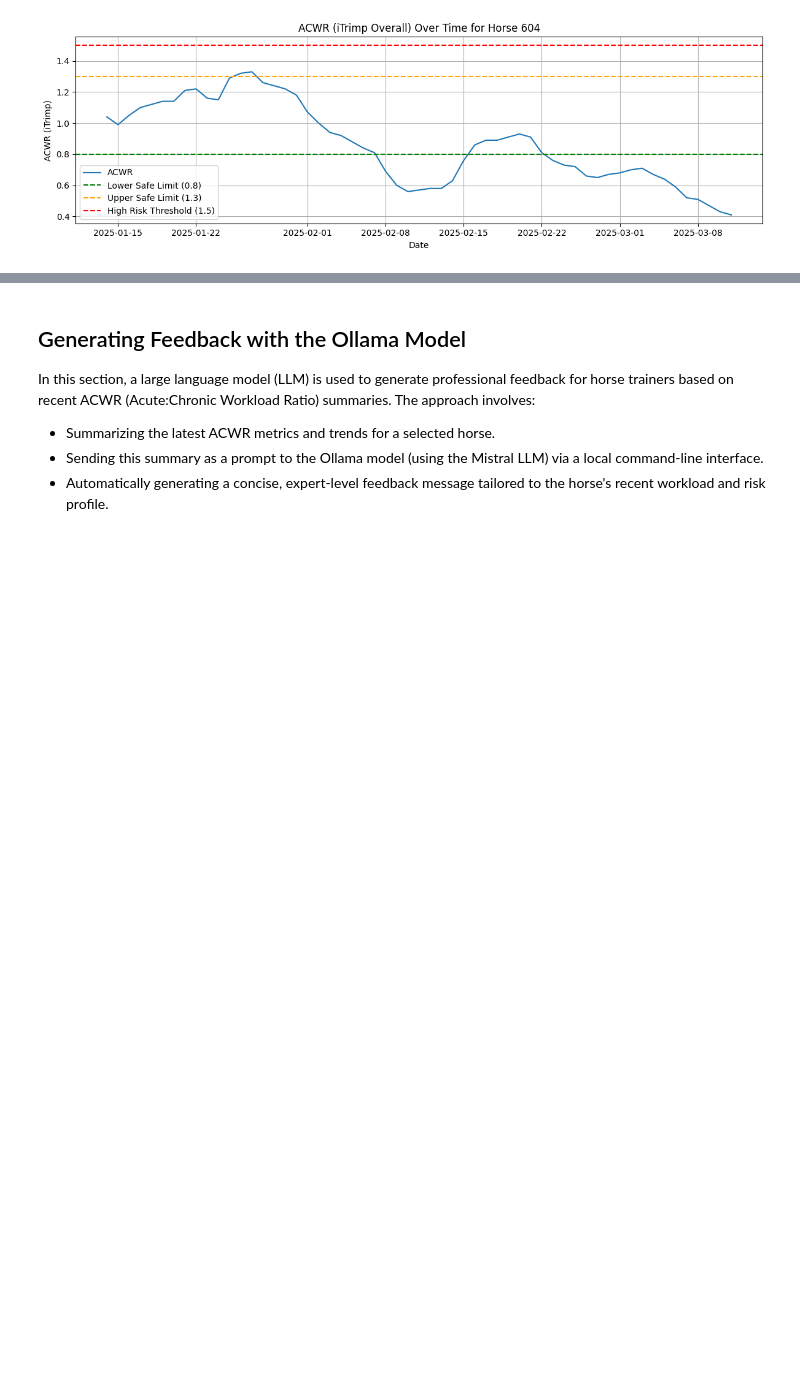
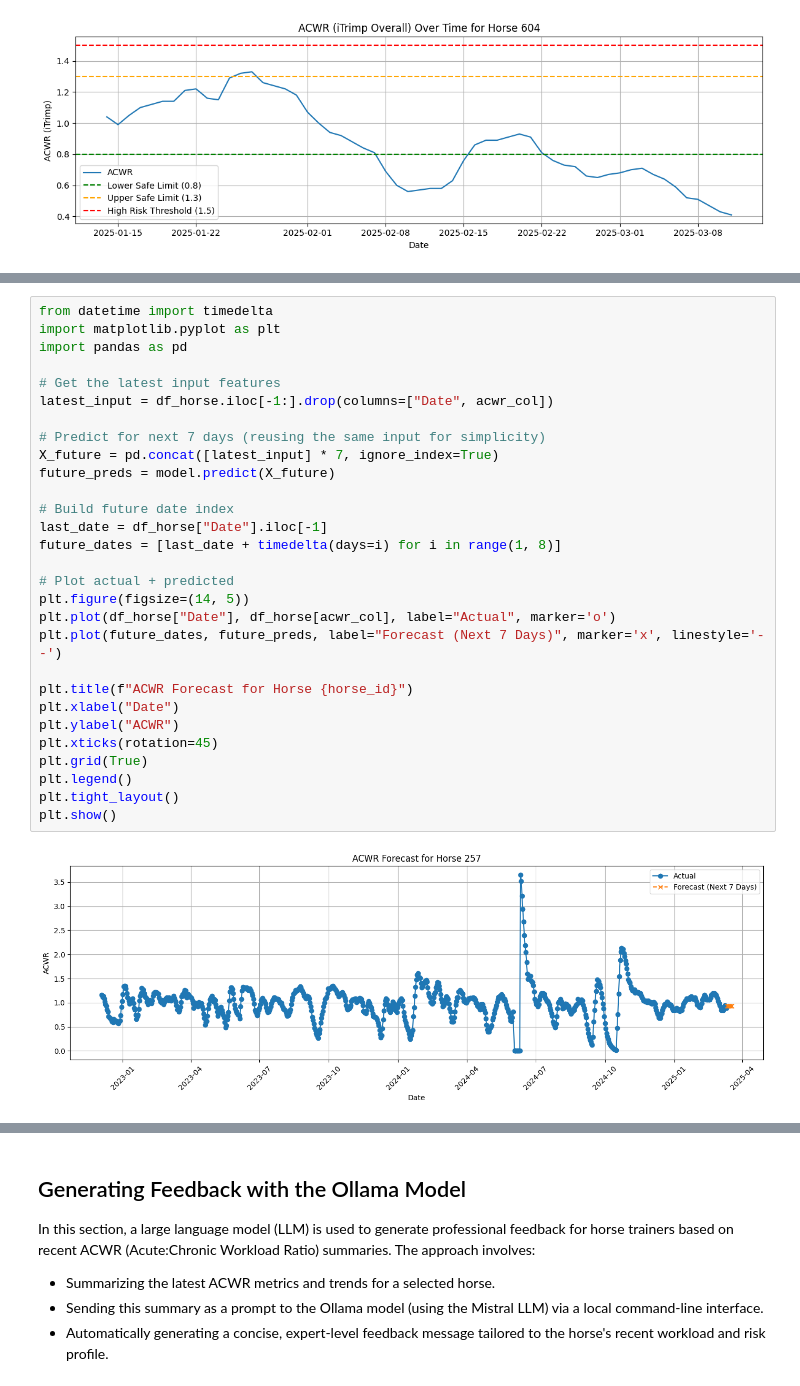
Before and after one commit to KristinaStrakova/Horse-Training-Feedback-Generator, a Jupyter notebook: Equine_Integration_Rubies/EI_Project_Iteration1_Rubies.ipynb, the cells around one changed output, grey strips where cells are left out. Cells and saved outputs as stored; diff of their text form; blank space fills up the shorter version.

```diff
--- a/Equine_Integration_Rubies/EI_Project_Iteration1_Rubies.ipynb
+++ b/Equine_Integration_Rubies/EI_Project_Iteration1_Rubies.ipynb
@@ -211,0 +371,31 @@ for horse_id in horses:
+# %%
+from datetime import timedelta
+import matplotlib.pyplot as plt
+import pandas as pd
+
+# Get the latest input features
+latest_input = df_horse.iloc[-1:].drop(columns=["Date", acwr_col])
+
+# Predict for next 7 days (reusing the same input for simplicity)
+X_future = pd.concat([latest_input] * 7, ignore_index=True)
+future_preds = model.predict(X_future)
+
+# Build future date index
+last_date = df_horse["Date"].iloc[-1]
+future_dates = [last_date + timedelta(days=i) for i in range(1, 8)]
+
+# Plot actual + predicted
+plt.figure(figsize=(14, 5))
+plt.plot(df_horse["Date"], df_horse[acwr_col], label="Actual", marker='o')
+plt.plot(future_dates, future_preds, label="Forecast (Next 7 Days)", marker='x', linestyle='--')
+
+plt.title(f"ACWR Forecast for Horse {horse_id}")
+plt.xlabel("Date")
+plt.ylabel("ACWR")
+plt.xticks(rotation=45)
+plt.grid(True)
+plt.legend()
+plt.tight_layout()
+plt.show()
+# %% [output]
+[figure, added]
```
Also changed, not shown: parts of 15 cells of this notebook, 3 other files.
